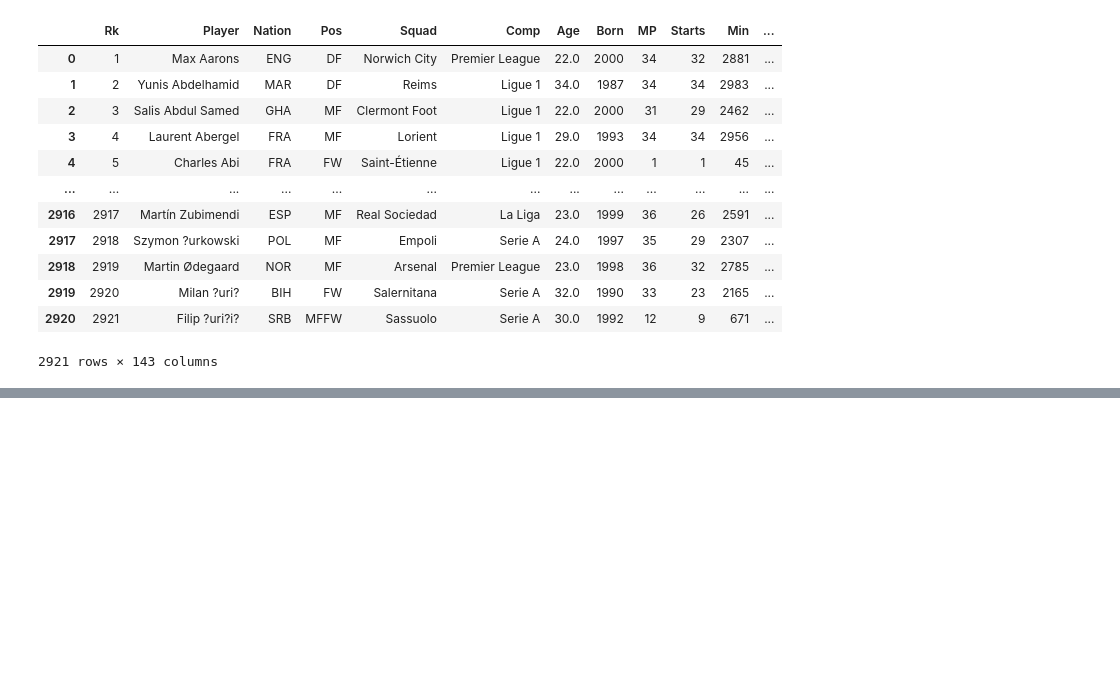
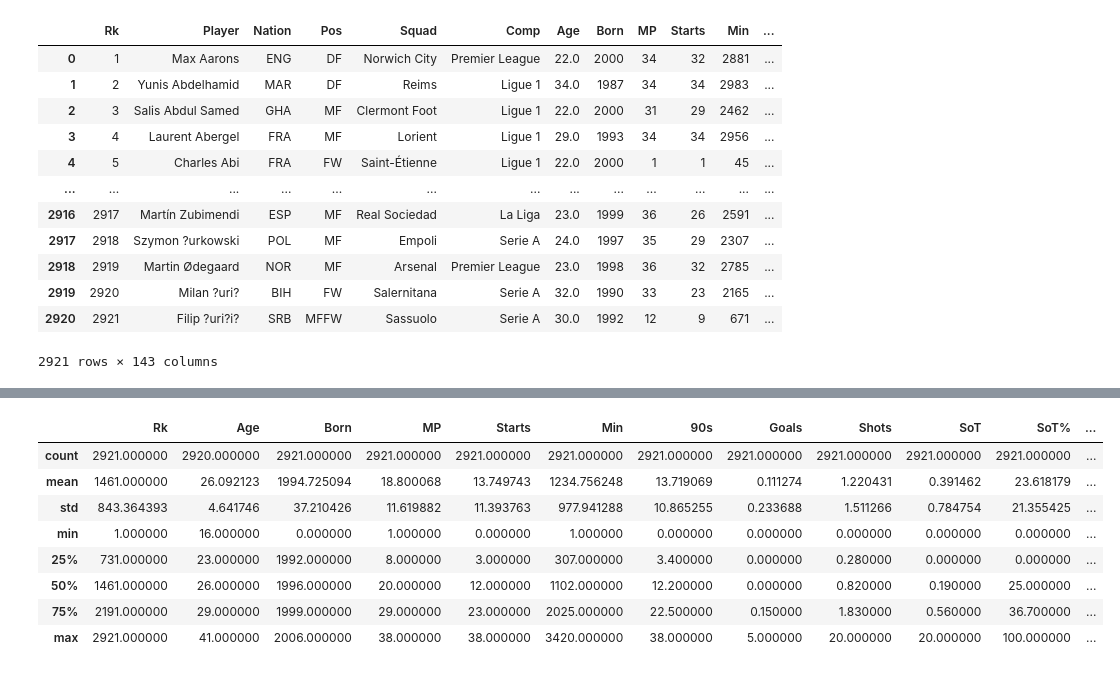
Before and after one commit to ubco-W2022T1-cosc301/project-group-25, a Jupyter notebook: notebooks/analysis2.ipynb, the cells around one changed output, grey strips where cells are left out. Drawn from its saved outputs; the diff is of its cells as text; code cells hidden in the pictures; blank space fills up the shorter version.

```diff
--- a/notebooks/analysis2.ipynb
+++ b/notebooks/analysis2.ipynb
@@ -27,0 +54,12 @@ df
+# %%
+df.describe()
+# %% [output]
+|  | Rk | Age | Born | MP | Starts | Min | 90s | Goals | Shots | SoT | SoT% | ... |
+| count | 2921.000000 | 2920.000000 | 2921.000000 | 2921.000000 | 2921.000000 | 2921.000000 | 2921.000000 | 2921.000000 | 2921.000000 | 2921.000000 | 2921.000000 | ... |
+| mean | 1461.000000 | 26.092123 | 1994.725094 | 18.800068 | 13.749743 | 1234.756248 | 13.719069 | 0.111274 | 1.220431 | 0.391462 | 23.618179 | ... |
+| std | 843.364393 | 4.641746 | 37.210426 | 11.619882 | 11.393763 | 977.941288 | 10.865255 | 0.233688 | 1.511266 | 0.784754 | 21.355425 | ... |
+| min | 1.000000 | 16.000000 | 0.000000 | 1.000000 | 0.000000 | 1.000000 | 0.000000 | 0.000000 | 0.000000 | 0.000000 | 0.000000 | ... |
+| 25% | 731.000000 | 23.000000 | 1992.000000 | 8.000000 | 3.000000 | 307.000000 | 3.400000 | 0.000000 | 0.280000 | 0.000000 | 0.000000 | ... |
+| 50% | 1461.000000 | 26.000000 | 1996.000000 | 20.000000 | 12.000000 | 1102.000000 | 12.200000 | 0.000000 | 0.820000 | 0.190000 | 25.000000 | ... |
+| 75% | 2191.000000 | 29.000000 | 1999.000000 | 29.000000 | 23.000000 | 2025.000000 | 22.500000 | 0.150000 | 1.830000 | 0.560000 | 36.700000 | ... |
+| max | 2921.000000 | 41.000000 | 2006.000000 | 38.000000 | 38.000000 | 3420.000000 | 38.000000 | 5.000000 | 20.000000 | 20.000000 | 100.000000 | ... |
```
Also changed, not shown: parts of 32 cells of this notebook, 3 other files.
